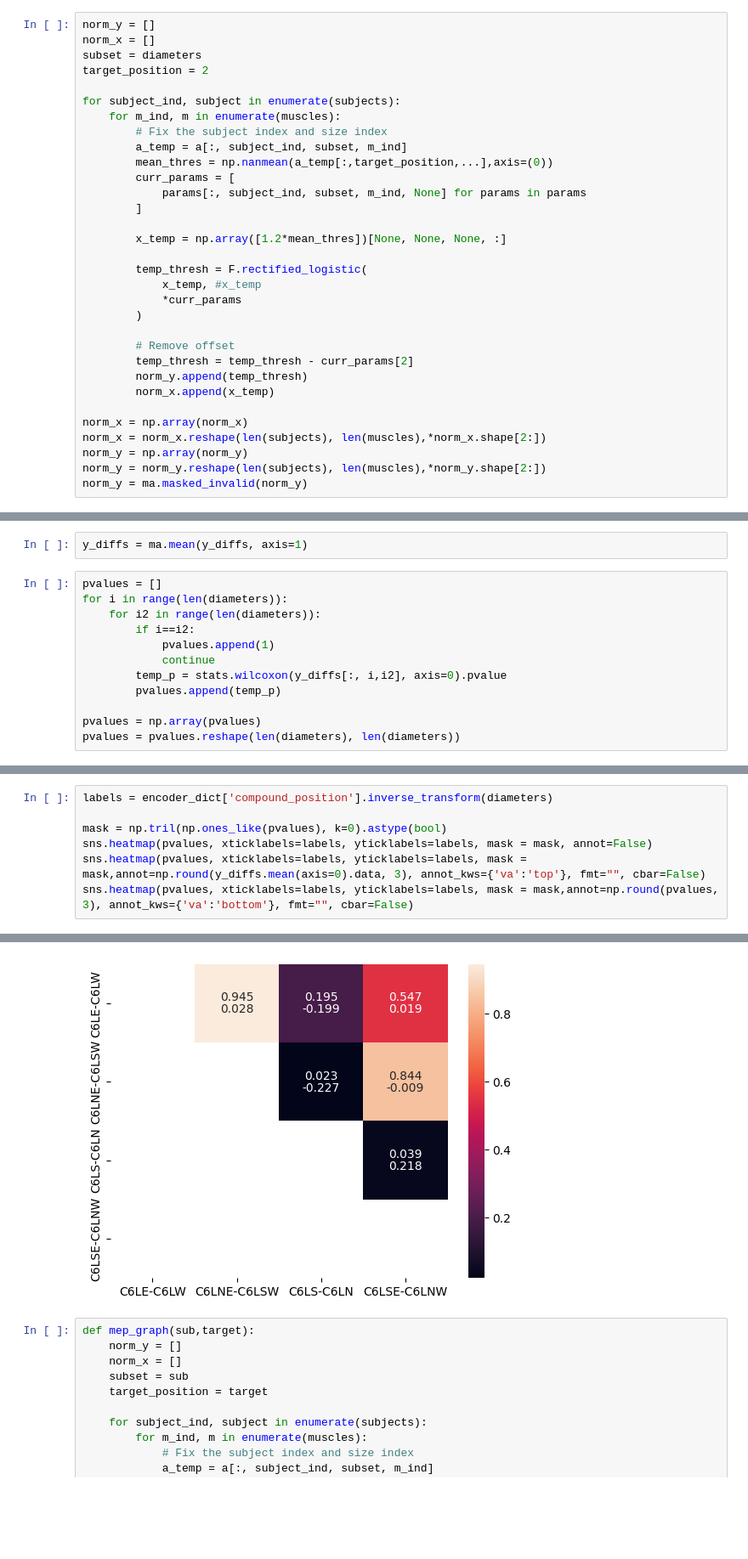
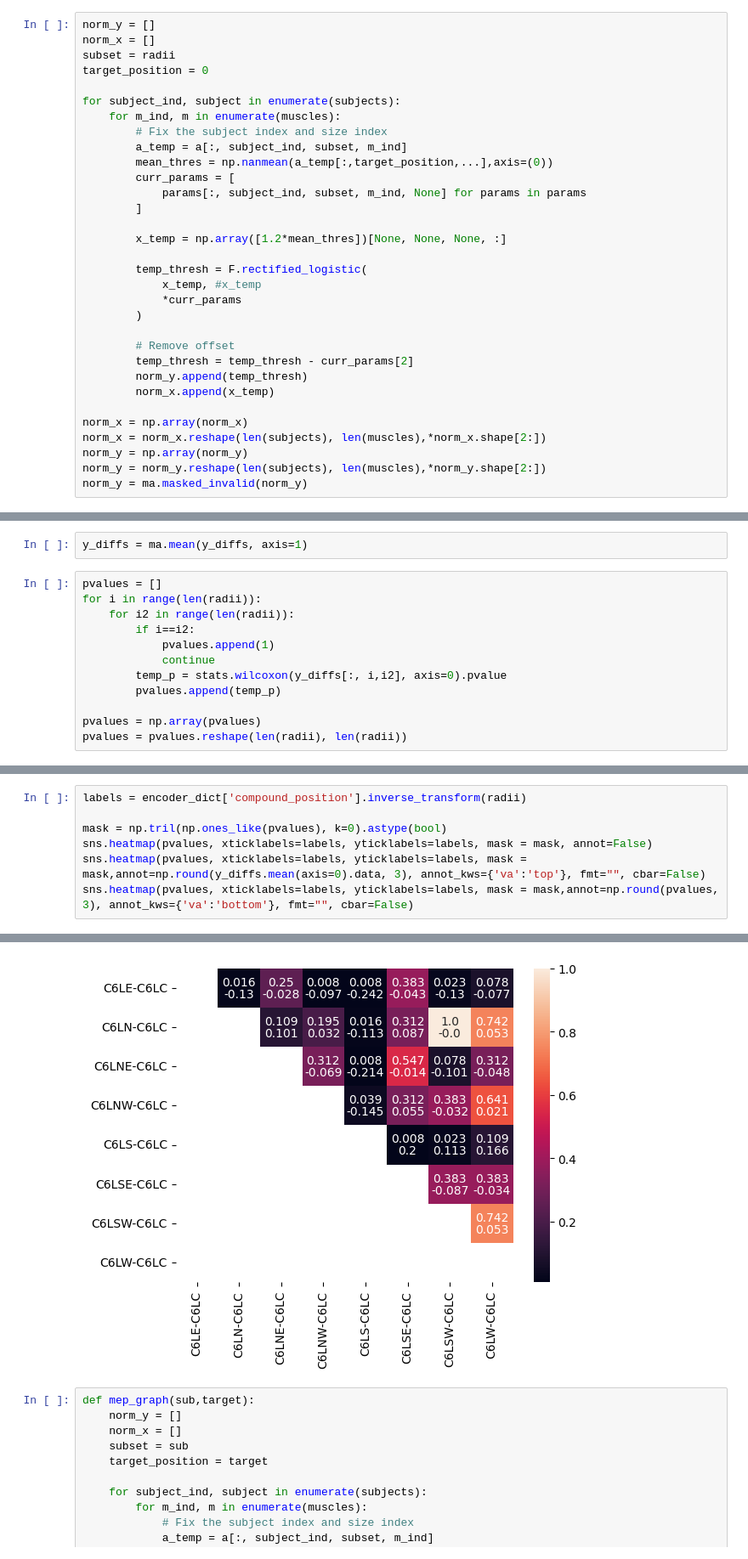
Before and after one commit to hbmep/rat-mapping, a Jupyter notebook: notebooks/L_CIRC/MEP_amplitude.ipynb, the cells around one changed output, grey strips where cells are left out. Shown at 85% size. Saved outputs shown, nothing was run; the diff lists cells and outputs as text; blank space fills up the shorter version.

```diff
--- a/notebooks/L_CIRC/MEP_amplitude.ipynb
+++ b/notebooks/L_CIRC/MEP_amplitude.ipynb
@@ -78,8 +78,8 @@ array(['C6LE-C6LW', 'C6LNE-C6LSW', 'C6LS-C6LN', 'C6LSE-C6LNW'],
 # %%
 norm_y = []
 norm_x = []
-subset = diameters
-target_position = 2
+subset = radii
+target_position = 0
 
 for subject_ind, subject in enumerate(subjects):
     for m_ind, m in enumerate(muscles):
@@ -127,8 +127,8 @@ y_diffs.shape
 y_diffs = ma.mean(y_diffs, axis=1)
 # %%
 pvalues = []
-for i in range(len(diameters)):
-    for i2 in range(len(diameters)):
+for i in range(len(radii)):
+    for i2 in range(len(radii)):
         if i==i2:
             pvalues.append(1)
             continue
@@ -136,7 +136,7 @@ for i in range(len(diameters)):
         pvalues.append(temp_p)
 
 pvalues = np.array(pvalues)
-pvalues = pvalues.reshape(len(diameters), len(diameters))
+pvalues = pvalues.reshape(len(radii), len(radii))
 # %%
 pvalues.shape
 # %% [output]
@@ -144,13 +144,13 @@ pvalues.shape
 # %%
-labels = encoder_dict['compound_position'].inverse_transform(diameters)
+labels = encoder_dict['compound_position'].inverse_transform(radii)
 
 mask = np.tril(np.ones_like(pvalues), k=0).astype(bool)
 sns.heatmap(pvalues, xticklabels=labels, yticklabels=labels, mask = mask, annot=False)
 sns.heatmap(pvalues, xticklabels=labels, yticklabels=labels, mask = mask,annot=np.round(y_diffs.mean(axis=0).data, 3), annot_kws={'va':'top'}, fmt="", cbar=False)
 sns.heatmap(pvalues, xticklabels=labels, yticklabels=labels, mask = mask,annot=np.round(pvalues, 3), annot_kws={'va':'bottom'}, fmt="", cbar=False)
 # %% [output]
 <Axes: >
-[figure, old version]
+[figure, new version]
 # %%
 def mep_graph(sub,target):
     norm_y = []
```
Also changed, not shown: parts of 4 cells of this notebook, 4 other files.
